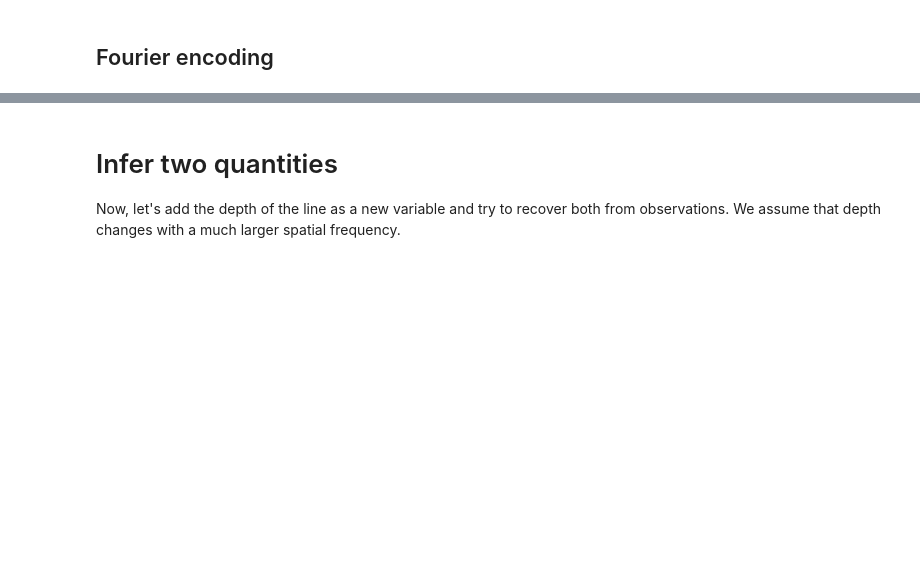
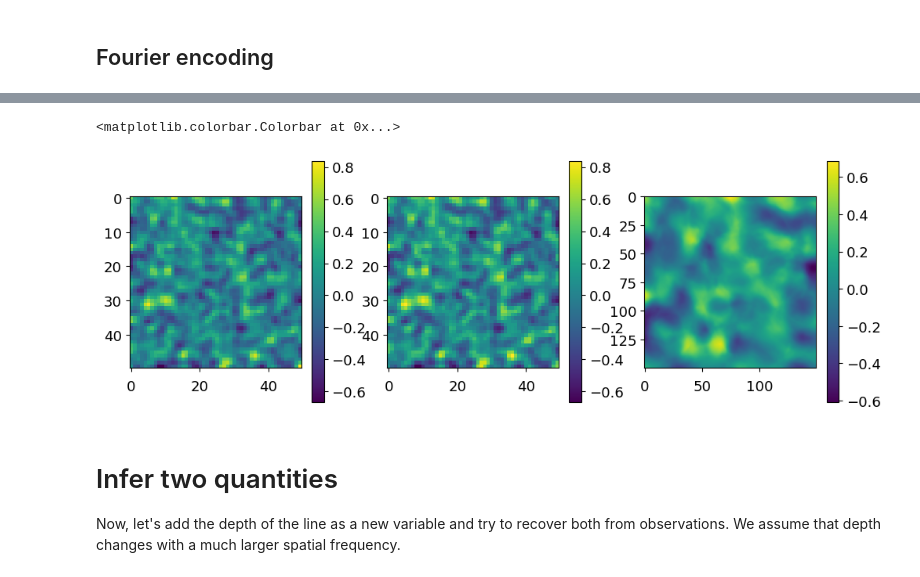
Before and after one commit to ivanzmilic/collage, a Jupyter notebook: ml_helio/neural_field.ipynb, the cells around one changed output, grey strips where cells are left out. Saved outputs shown, nothing was run; the diff lists cells and outputs as text; code cells hidden in the pictures; blank space fills up the shorter version.

```diff
--- a/ml_helio/neural_field.ipynb
+++ b/ml_helio/neural_field.ipynb
@@ -442,3 +457,14 @@ We see that the results are much better now, with a much faster convergence.
+# %%
+fig, ax = pl.subplots(nrows=1, ncols=3, figsize=(12,4))
+im = ax[0].imshow(v)
+pl.colorbar(im, ax=ax[0])
+ax[1].imshow(velocity_final)
+im = pl.colorbar(im, ax=ax[1])
+im = ax[2].imshow(velocity_final_zoom)
+pl.colorbar(im, ax=ax[2])
+# %% [output]
+<matplotlib.colorbar.Colorbar at 0x...>
+[figure, added]
 # %% [markdown]
 # Infer two quantities
 Now, let's add the depth of the line as a new variable and try to recover both from observations. We assume that depth changes with a much larger spatial frequency.
```
Also changed, not shown: parts of 18 cells of this notebook.
